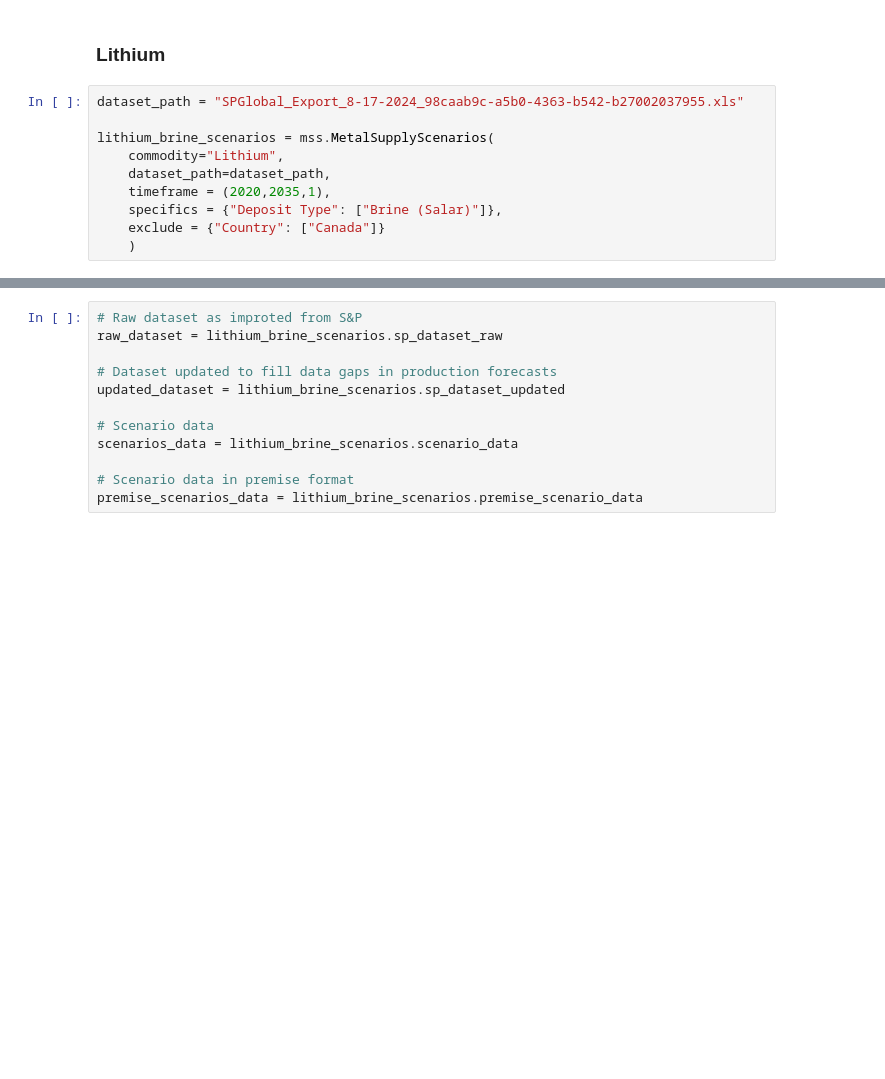
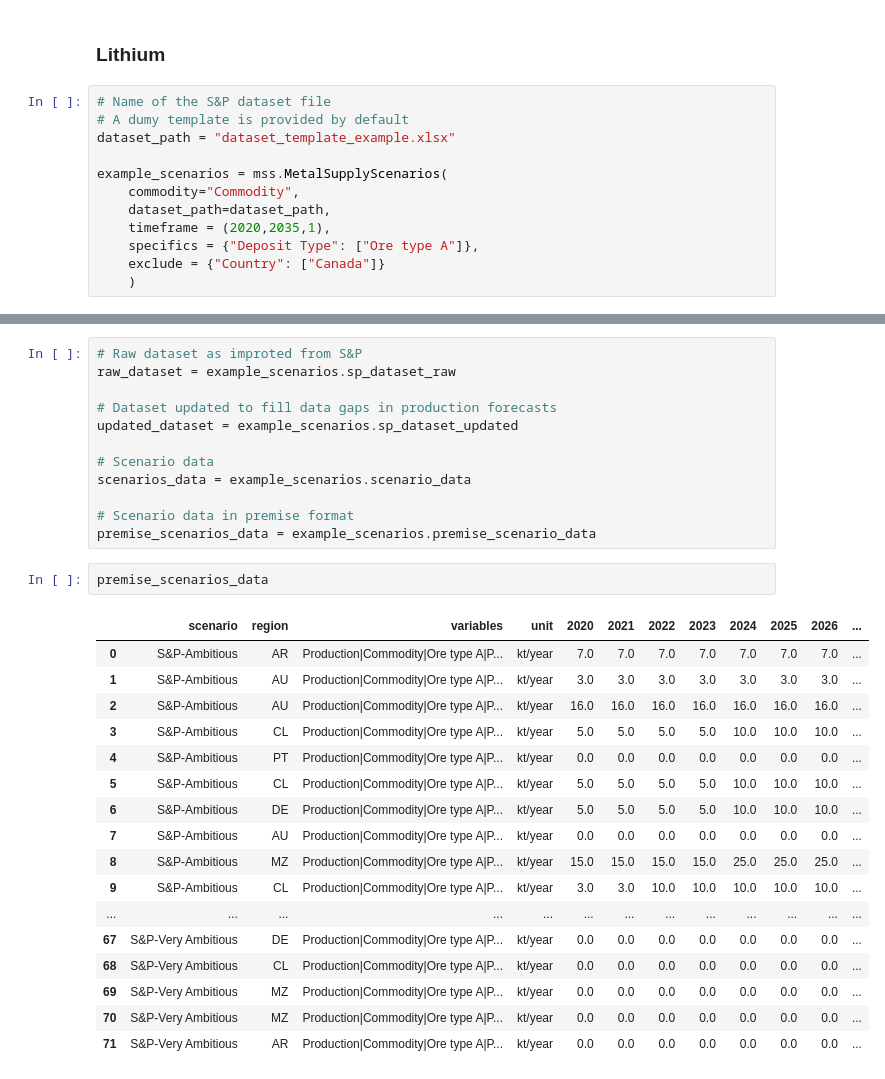
Before and after one commit to robyistrate/minerals_supply_scenarios, a Jupyter notebook: examples/example.ipynb, the cells around one changed output, grey strips where cells are left out. Cells and saved outputs as stored; diff of their text form; blank space fills up the shorter version.

Commit message:
add dummy dataset with example

```diff
--- a/examples/example.ipynb
+++ b/examples/example.ipynb
@@ -11,13 +11,15 @@ pd.set_option('display.max_columns', None)
 # %% [markdown]
 ### Lithium
 # %%
-dataset_path = "SPGlobal_Export_8-17-2024_98caab9c-a5b0-4363-b542-b27002037955.xls"
+# Name of the S&P dataset file
+# A dumy template is provided by default
+dataset_path = "dataset_template_example.xlsx"
 
-lithium_brine_scenarios = mss.MetalSupplyScenarios(
-    commodity="Lithium",
+example_scenarios = mss.MetalSupplyScenarios(
+    commodity="Commodity",
     dataset_path=dataset_path,
     timeframe = (2020,2035,1),
-    specifics = {"Deposit Type": ["Brine (Salar)"]},
+    specifics = {"Deposit Type": ["Ore type A"]},
     exclude = {"Country": ["Canada"]}
     )
 # %% [output]
@@ -49,12 +43,32 @@ lithium_brine_scenarios.get_production_by_scenario()
 # %%
 # Raw dataset as improted from S&P
-raw_dataset = lithium_brine_scenarios.sp_dataset_raw
+raw_dataset = example_scenarios.sp_dataset_raw
 
 # Dataset updated to fill data gaps in production forecasts
-updated_dataset = lithium_brine_scenarios.sp_dataset_updated
+updated_dataset = example_scenarios.sp_dataset_updated
 
 # Scenario data
-scenarios_data = lithium_brine_scenarios.scenario_data
+scenarios_data = example_scenarios.scenario_data
 
 # Scenario data in premise format
-premise_scenarios_data = lithium_brine_scenarios.premise_scenario_data
+premise_scenarios_data = example_scenarios.premise_scenario_data
+# %%
+premise_scenarios_data
+# %% [output]
+|  | scenario | region | variables | unit | 2020 | 2021 | 2022 | 2023 | 2024 | 2025 | 2026 | ... |
+| 0 | S&P-Ambitious | AR | Production|Commodity|Ore type A|P... | kt/year | 7.0 | 7.0 | 7.0 | 7.0 | 7.0 | 7.0 | 7.0 | ... |
+| 1 | S&P-Ambitious | AU | Production|Commodity|Ore type A|P... | kt/year | 3.0 | 3.0 | 3.0 | 3.0 | 3.0 | 3.0 | 3.0 | ... |
+| 2 | S&P-Ambitious | AU | Production|Commodity|Ore type A|P... | kt/year | 16.0 | 16.0 | 16.0 | 16.0 | 16.0 | 16.0 | 16.0 | ... |
+| 3 | S&P-Ambitious | CL | Production|Commodity|Ore type A|P... | kt/year | 5.0 | 5.0 | 5.0 | 5.0 | 10.0 | 10.0 | 10.0 | ... |
+| 4 | S&P-Ambitious | PT | Production|Commodity|Ore type A|P... | kt/year | 0.0 | 0.0 | 0.0 | 0.0 | 0.0 | 0.0 | 0.0 | ... |
+| 5 | S&P-Ambitious | CL | Production|Commodity|Ore type A|P... | kt/year | 5.0 | 5.0 | 5.0 | 5.0 | 10.0 | 10.0 | 10.0 | ... |
+| 6 | S&P-Ambitious | DE | Production|Commodity|Ore type A|P... | kt/year | 5.0 | 5.0 | 5.0 | 5.0 | 10.0 | 10.0 | 10.0 | ... |
+| 7 | S&P-Ambitious | AU | Production|Commodity|Ore type A|P... | kt/year | 0.0 | 0.0 | 0.0 | 0.0 | 0.0 | 0.0 | 0.0 | ... |
+| 8 | S&P-Ambitious | MZ | Production|Commodity|Ore type A|P... | kt/year | 15.0 | 15.0 | 15.0 | 15.0 | 25.0 | 25.0 | 25.0 | ... |
+| 9 | S&P-Ambitious | CL | Production|Commodity|Ore type A|P... | kt/year | 3.0 | 3.0 | 10.0 | 10.0 | 10.0 | 10.0 | 10.0 | ... |
+| ... | ... | ... | ... | ... | ... | ... | ... | ... | ... | ... | ... | ... |
+| 67 | S&P-Very Ambitious | DE | Production|Commodity|Ore type A|P... | kt/year | 0.0 | 0.0 | 0.0 | 0.0 | 0.0 | 0.0 | 0.0 | ... |
+| 68 | S&P-Very Ambitious | CL | Production|Commodity|Ore type A|P... | kt/year | 0.0 | 0.0 | 0.0 | 0.0 | 0.0 | 0.0 | 0.0 | ... |
+| 69 | S&P-Very Ambitious | MZ | Production|Commodity|Ore type A|P... | kt/year | 0.0 | 0.0 | 0.0 | 0.0 | 0.0 | 0.0 | 0.0 | ... |
+| 70 | S&P-Very Ambitious | MZ | Production|Commodity|Ore type A|P... | kt/year | 0.0 | 0.0 | 0.0 | 0.0 | 0.0 | 0.0 | 0.0 | ... |
+| 71 | S&P-Very Ambitious | AR | Production|Commodity|Ore type A|P... | kt/year | 0.0 | 0.0 | 0.0 | 0.0 | 0.0 | 0.0 | 0.0 | ... |
```
Also changed, not shown: parts of 2 cells of this notebook, 1 other file.
